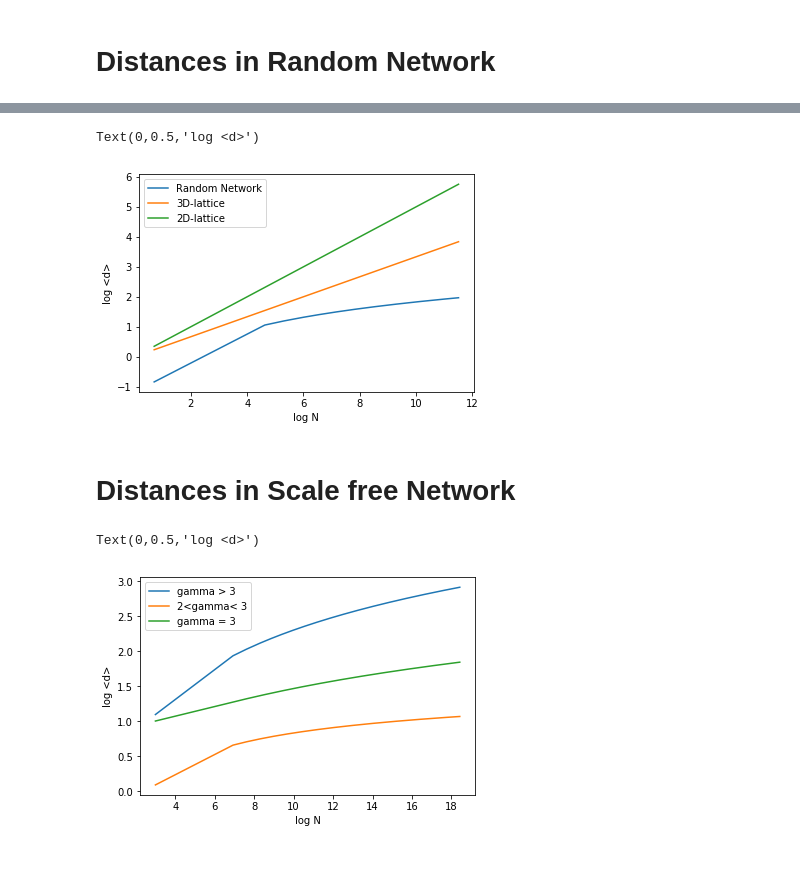
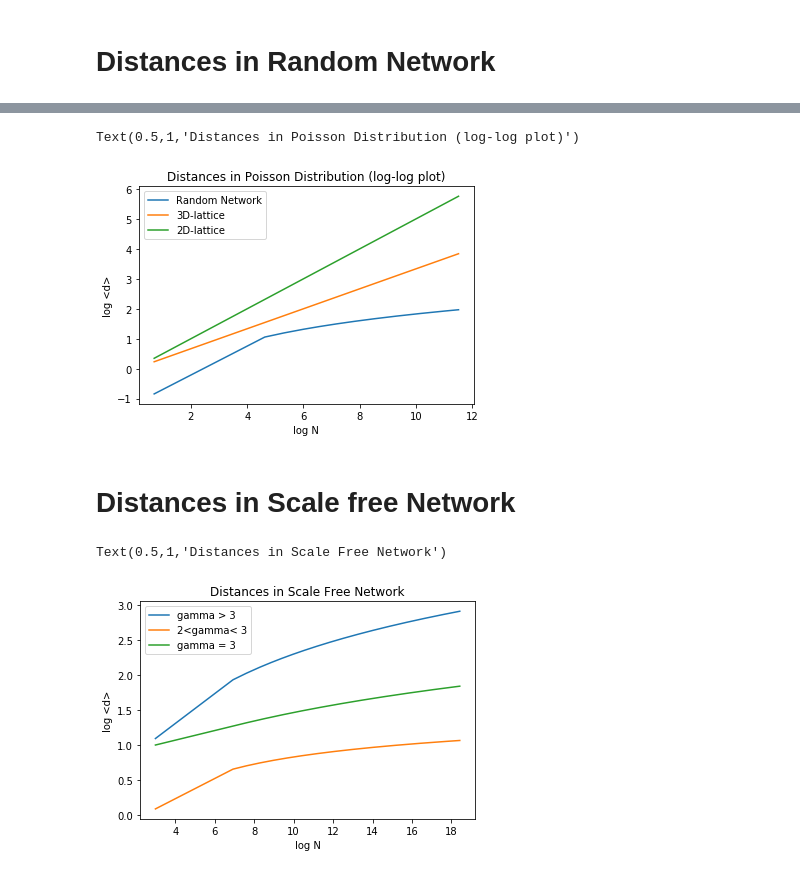
Before and after one commit to anuradha9712/Network-Science, a Jupyter notebook: Scale-vs-Random-Network.ipynb, the cells around one changed output, grey strips where cells are left out. Cells and saved outputs as stored; diff of their text form; code cells hidden in the pictures.

```diff
--- a/Scale-vs-Random-Network.ipynb
+++ b/Scale-vs-Random-Network.ipynb
@@ -99,19 +106,20 @@ Text(0,0.5,'<d>')
 # %%
 avgK = 5
 N = np.arange(2, 10**5, 100)
 
 d = np.log(N)/np.log(avgK)
 
 plt.plot(np.log(N), np.log(d), label='Random Network')
 plt.plot(np.log(N),np.log( np.power(N,1/3)), label='3D-lattice') #For a cubic lattice dmax~<d> ~ N^ (1/3).
 plt.plot(np.log(N),np.log(np.power(N,1/2)), label='2D-lattice') #For a square lattice dmax~<d> ~ N^ (1/2).
 
 plt.legend()
 plt.xlabel("log N")
 plt.ylabel("log <d>")
+plt.title('Distances in Poisson Distribution (log-log plot)')
 # %% [output]
-Text(0,0.5,'log <d>')
+Text(0.5,1,'Distances in Poisson Distribution (log-log plot)')
-[figure, old version]
+[figure, new version]
 # %% [markdown]
 # Distances in Scale free Network
 # %%
@@ -127,6 +135,7 @@ plt.plot(np.log(N), np.log(N1/N2), label='gamma = 3')
 plt.legend()
 plt.xlabel("log N")
 plt.ylabel("log <d>")
+plt.title('Distances in Scale Free Network')
 # %% [output]
-Text(0,0.5,'log <d>')
+Text(0.5,1,'Distances in Scale Free Network')
-[figure, old version]
+[figure, new version]
```
Also changed, not shown: parts of 5 cells of this notebook.
